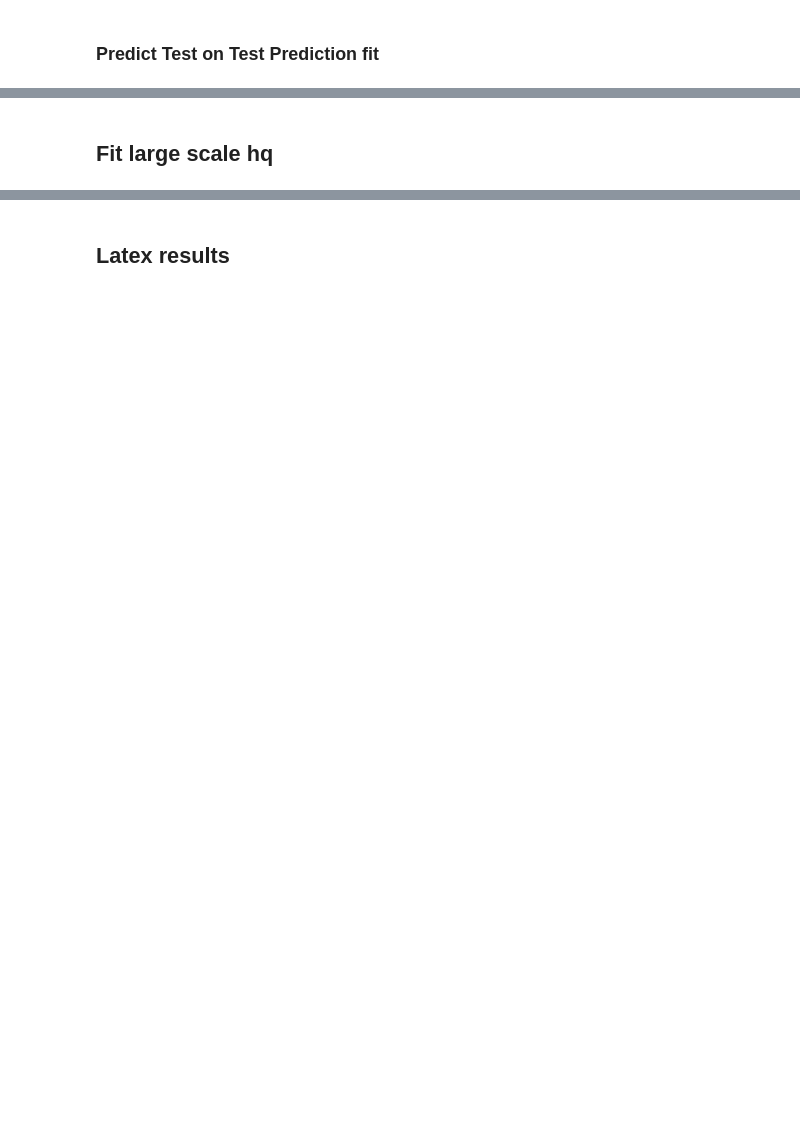
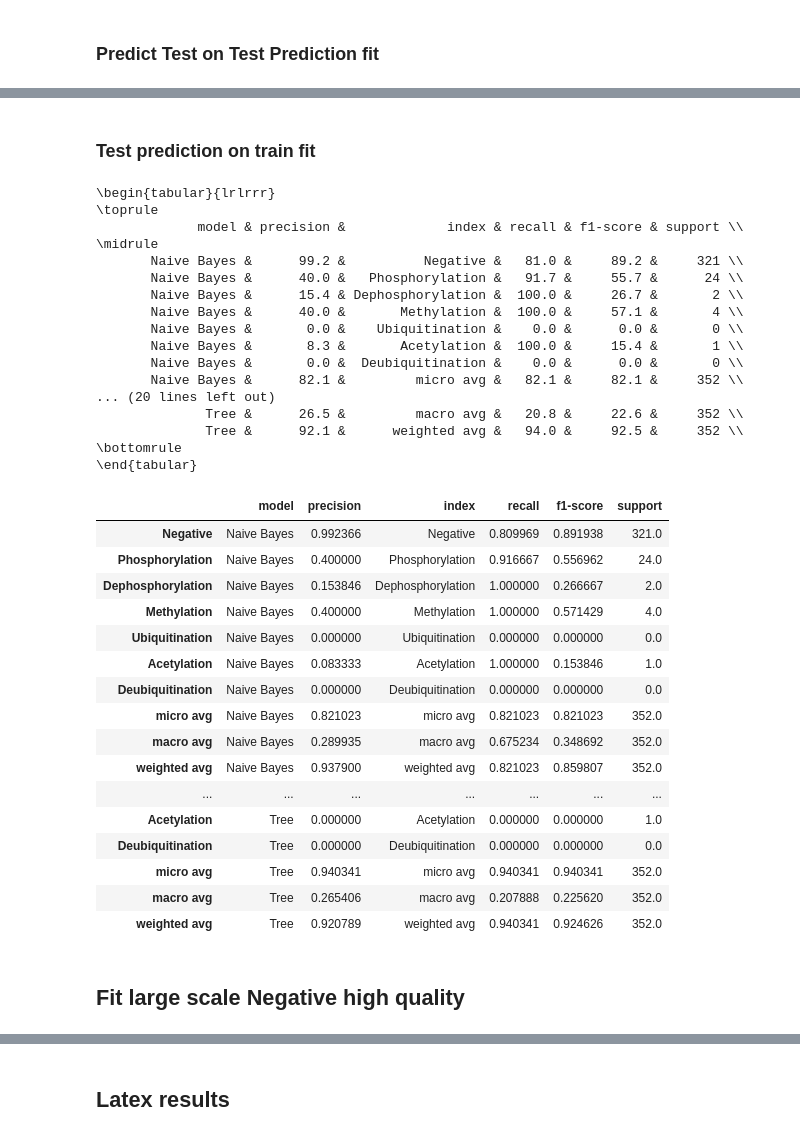
Before and after one commit to elangovana/bert-shortcuts, a Jupyter notebook: notebooks/ptm_ppi_shortcut_analysis.ipynb, the cells around one changed output, grey strips where cells are left out. Drawn from its saved outputs; the diff is of its cells as text; code cells hidden in the pictures; blank space fills up the shorter version.

```diff
--- a/notebooks/ptm_ppi_shortcut_analysis.ipynb
+++ b/notebooks/ptm_ppi_shortcut_analysis.ipynb
@@ -335,4 +518,45 @@ print(t.to_latex(index=False, float_format= lambda x: f"{x:.1%}").replace("\%","
 \bottomrule
 \end{tabular}
+# %% [markdown]
+### Test prediction on train fit
+# %%
+result_train_predict_test_bp = predict_all_classifiers(df_test_prediction, result_test_bp)
+
+print_report_all_classifiers(df_test_prediction["y"], result_train_predict_test_bp,  all_labels)
+# %% [output]
+\begin{tabular}{lrlrrr}
+\toprule
+             model & precision &             index & recall & f1-score & support \\
+\midrule
+       Naive Bayes &      99.2 &          Negative &   81.0 &     89.2 &     321 \\
+       Naive Bayes &      40.0 &   Phosphorylation &   91.7 &     55.7 &      24 \\
+       Naive Bayes &      15.4 & Dephosphorylation &  100.0 &     26.7 &       2 \\
+       Naive Bayes &      40.0 &       Methylation &  100.0 &     57.1 &       4 \\
+       Naive Bayes &       0.0 &    Ubiquitination &    0.0 &      0.0 &       0 \\
+       Naive Bayes &       8.3 &       Acetylation &  100.0 &     15.4 &       1 \\
+       Naive Bayes &       0.0 &  Deubiquitination &    0.0 &      0.0 &       0 \\
+       Naive Bayes &      82.1 &         micro avg &   82.1 &     82.1 &     352 \\
+... (20 lines left out)
+              Tree &      26.5 &         macro avg &   20.8 &     22.6 &     352 \\
+              Tree &      92.1 &      weighted avg &   94.0 &     92.5 &     352 \\
+\bottomrule
+\end{tabular}
+|  | model | precision | index | recall | f1-score | support |
+| Negative | Naive Bayes | 0.992366 | Negative | 0.809969 | 0.891938 | 321.0 |
+| Phosphorylation | Naive Bayes | 0.400000 | Phosphorylation | 0.916667 | 0.556962 | 24.0 |
+| Dephosphorylation | Naive Bayes | 0.153846 | Dephosphorylation | 1.000000 | 0.266667 | 2.0 |
+| Methylation | Naive Bayes | 0.400000 | Methylation | 1.000000 | 0.571429 | 4.0 |
+| Ubiquitination | Naive Bayes | 0.000000 | Ubiquitination | 0.000000 | 0.000000 | 0.0 |
+| Acetylation | Naive Bayes | 0.083333 | Acetylation | 1.000000 | 0.153846 | 1.0 |
+| Deubiquitination | Naive Bayes | 0.000000 | Deubiquitination | 0.000000 | 0.000000 | 0.0 |
+| micro avg | Naive Bayes | 0.821023 | micro avg | 0.821023 | 0.821023 | 352.0 |
+| macro avg | Naive Bayes | 0.289935 | macro avg | 0.675234 | 0.348692 | 352.0 |
+| weighted avg | Naive Bayes | 0.937900 | weighted avg | 0.821023 | 0.859807 | 352.0 |
+| ... | ... | ... | ... | ... | ... | ... |
+| Acetylation | Tree | 0.000000 | Acetylation | 0.000000 | 0.000000 | 1.0 |
+| Deubiquitination | Tree | 0.000000 | Deubiquitination | 0.000000 | 0.000000 | 0.0 |
+| micro avg | Tree | 0.940341 | micro avg | 0.940341 | 0.940341 | 352.0 |
+| macro avg | Tree | 0.265406 | macro avg | 0.207888 | 0.225620 | 352.0 |
+| weighted avg | Tree | 0.920789 | weighted avg | 0.940341 | 0.924626 | 352.0 |
 # %% [markdown]
-## Fit large scale hq
+## Fit large scale Negative high quality
```
Also changed, not shown: parts of 39 cells of this notebook, 1 other file.
